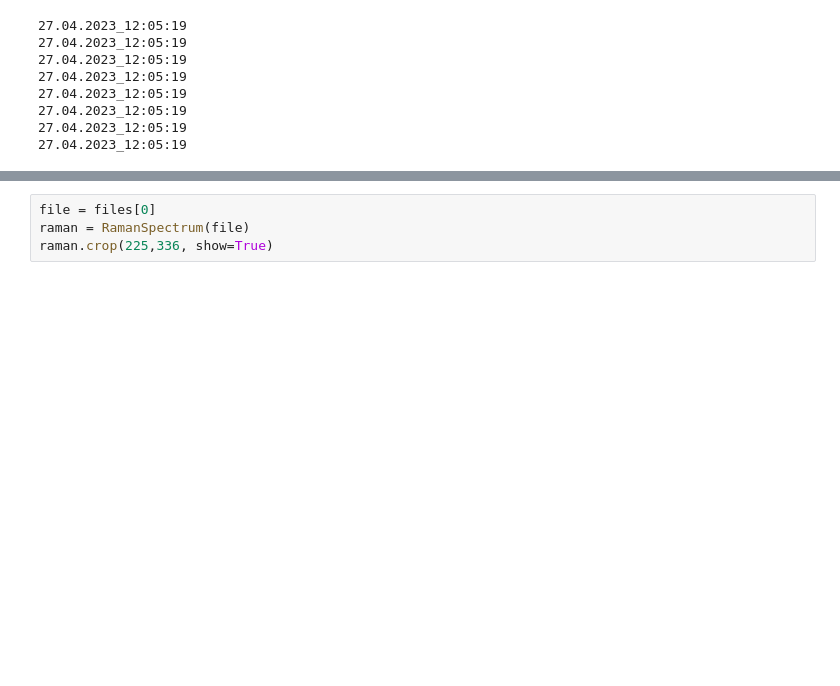
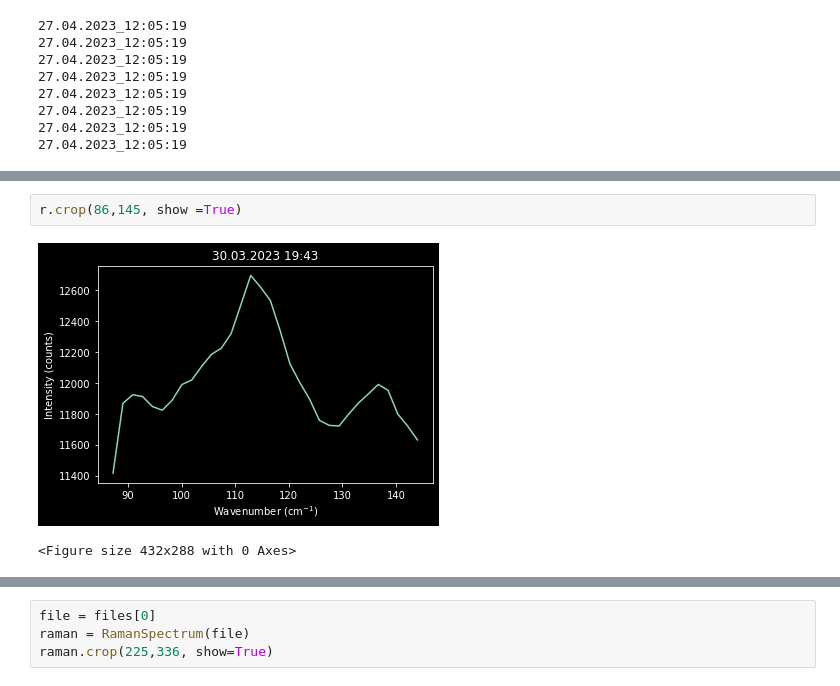
Before and after one commit to oftavira/codespaces-jupyter, a Jupyter notebook: tony/practica.ipynb, the cells around one changed output, grey strips where cells are left out. Cells and saved outputs as stored; diff of their text form; blank space fills up the shorter version.

```diff
--- a/tony/practica.ipynb
+++ b/tony/practica.ipynb
@@ -366,0 +388,5 @@ for s in specs:
+# %%
+r.crop(86,145, show =True)
+# %% [output]
+[figure, added]
+<Figure size 432x288 with 0 Axes>
```
Also changed, not shown: parts of 7 cells of this notebook, 1 other file.
